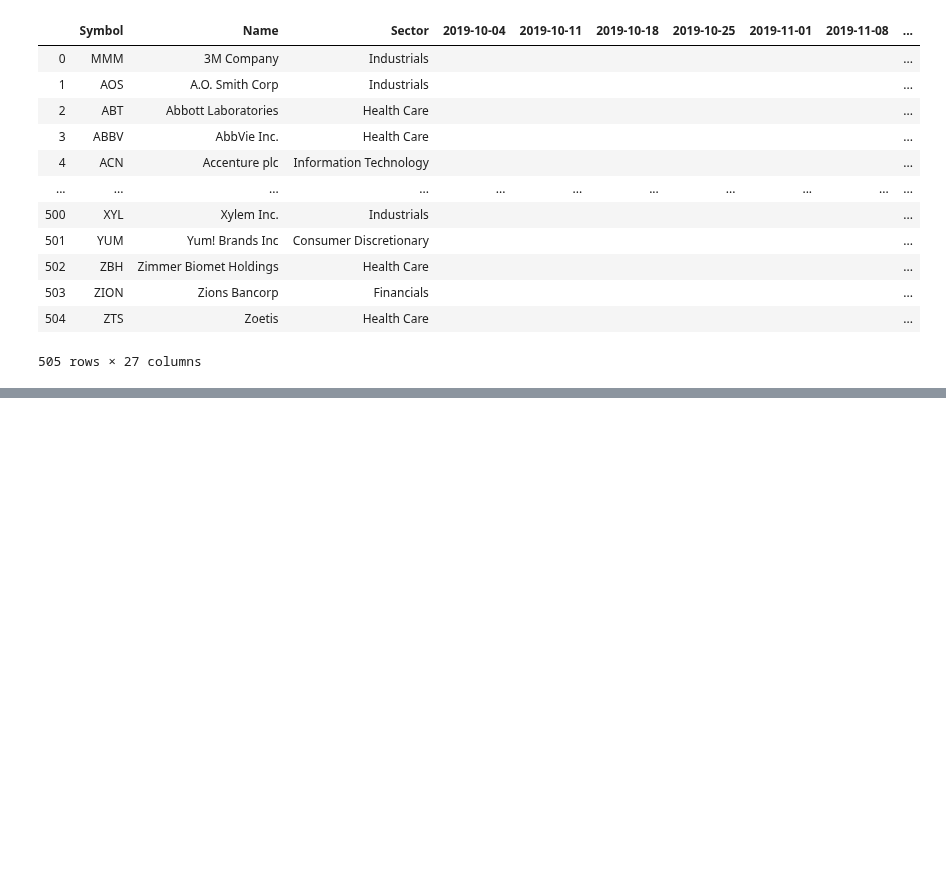
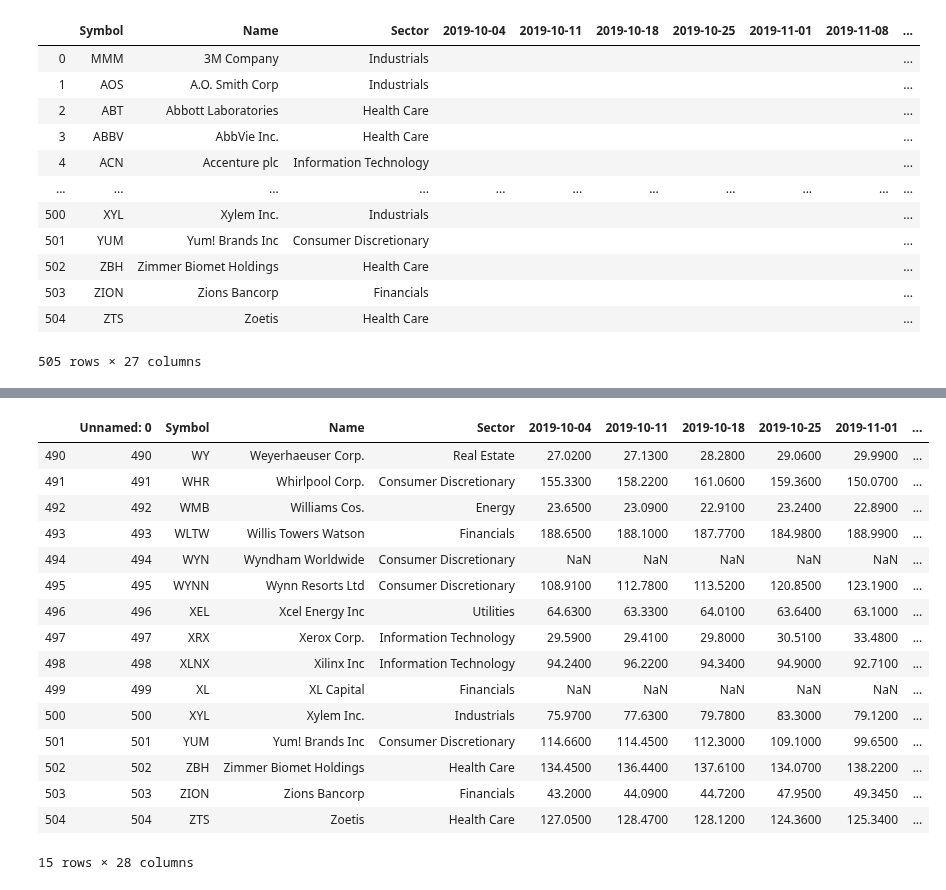
Before and after one commit to bhhnguyen/DataViz-Proj1, a Jupyter notebook: Wendy_ProjectDraft.ipynb, the cells around one changed output, grey strips where cells are left out. Saved outputs shown, nothing was run; the diff lists cells and outputs as text; code cells hidden in the pictures; blank space fills up the shorter version.

```diff
--- a/Wendy_ProjectDraft.ipynb
+++ b/Wendy_ProjectDraft.ipynb
@@ -114,3 +83,23 @@ stock_data[330:360]
+# %%
+stock_data[490:510]
+# %% [output]
+|  | Unnamed: 0 | Symbol | Name | Sector | 2019-10-04 | 2019-10-11 | 2019-10-18 | 2019-10-25 | 2019-11-01 | ... |
+| 490 | 490 | WY | Weyerhaeuser Corp. | Real Estate | 27.0200 | 27.1300 | 28.2800 | 29.0600 | 29.9900 | ... |
+| 491 | 491 | WHR | Whirlpool Corp. | Consumer Discretionary | 155.3300 | 158.2200 | 161.0600 | 159.3600 | 150.0700 | ... |
+| 492 | 492 | WMB | Williams Cos. | Energy | 23.6500 | 23.0900 | 22.9100 | 23.2400 | 22.8900 | ... |
+| 493 | 493 | WLTW | Willis Towers Watson | Financials | 188.6500 | 188.1000 | 187.7700 | 184.9800 | 188.9900 | ... |
+| 494 | 494 | WYN | Wyndham Worldwide | Consumer Discretionary | NaN | NaN | NaN | NaN | NaN | ... |
+| 495 | 495 | WYNN | Wynn Resorts Ltd | Consumer Discretionary | 108.9100 | 112.7800 | 113.5200 | 120.8500 | 123.1900 | ... |
+| 496 | 496 | XEL | Xcel Energy Inc | Utilities | 64.6300 | 63.3300 | 64.0100 | 63.6400 | 63.1000 | ... |
+| 497 | 497 | XRX | Xerox Corp. | Information Technology | 29.5900 | 29.4100 | 29.8000 | 30.5100 | 33.4800 | ... |
+| 498 | 498 | XLNX | Xilinx Inc | Information Technology | 94.2400 | 96.2200 | 94.3400 | 94.9000 | 92.7100 | ... |
+| 499 | 499 | XL | XL Capital | Financials | NaN | NaN | NaN | NaN | NaN | ... |
+| 500 | 500 | XYL | Xylem Inc. | Industrials | 75.9700 | 77.6300 | 79.7800 | 83.3000 | 79.1200 | ... |
+| 501 | 501 | YUM | Yum! Brands Inc | Consumer Discretionary | 114.6600 | 114.4500 | 112.3000 | 109.1000 | 99.6500 | ... |
+| 502 | 502 | ZBH | Zimmer Biomet Holdings | Health Care | 134.4500 | 136.4400 | 137.6100 | 134.0700 | 138.2200 | ... |
+| 503 | 503 | ZION | Zions Bancorp | Financials | 43.2000 | 44.0900 | 44.7200 | 47.9500 | 49.3450 | ... |
+| 504 | 504 | ZTS | Zoetis | Health Care | 127.0500 | 128.4700 | 128.1200 | 124.3600 | 125.3400 | ... |
+15 rows × 28 columns
 # %%
 edit_df = stock_data.copy()
 # %%
```
Also changed, not shown: parts of 5 cells of this notebook, 3 other files.
